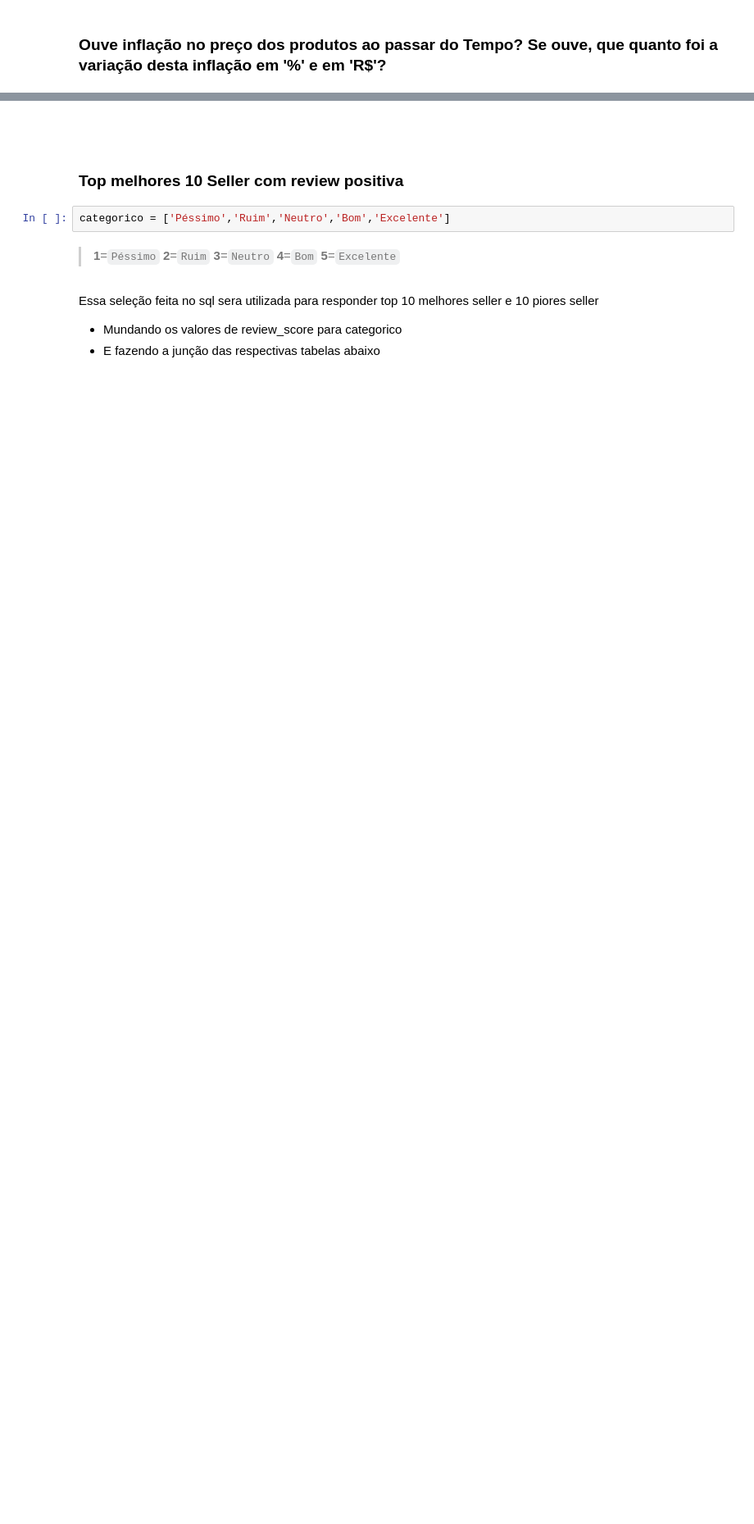
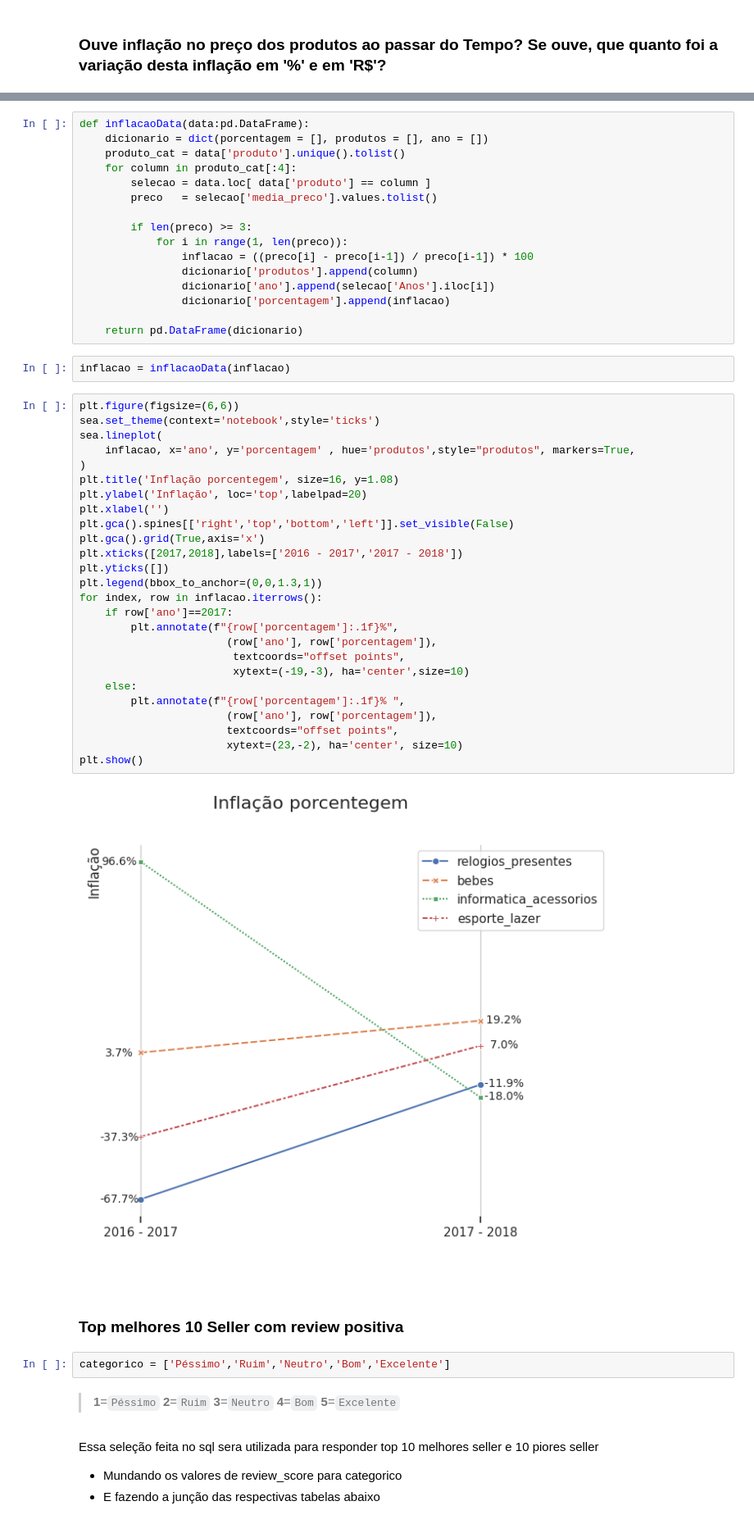
Before and after one commit to kaladabrio2020/Compass.Uol.DataScience, a Jupyter notebook: Sprint 01/ProjetoSprint01/ProjetoSprint01-Desafio.ipynb, the cells around one changed output, grey strips where cells are left out. Shown at 82% size. Saved outputs shown, nothing was run; the diff lists cells and outputs as text; blank space fills up the shorter version.

```diff
--- a/Sprint 01/ProjetoSprint01/ProjetoSprint01-Desafio.ipynb
+++ b/Sprint 01/ProjetoSprint01/ProjetoSprint01-Desafio.ipynb
@@ -802,3 +791,49 @@ only showing top 20 rows
+# %%
+def inflacaoData(data:pd.DataFrame):
+    dicionario = dict(porcentagem = [], produtos = [], ano = [])
+    produto_cat = data['produto'].unique().tolist()
+    for column in produto_cat[:4]:
+        selecao = data.loc[ data['produto'] == column ]
+        preco   = selecao['media_preco'].values.tolist()
+
+        if len(preco) >= 3:
+            for i in range(1, len(preco)):
+                inflacao = ((preco[i] - preco[i-1]) / preco[i-1]) * 100
+                dicionario['produtos'].append(column)
+                dicionario['ano'].append(selecao['Anos'].iloc[i])
+                dicionario['porcentagem'].append(inflacao)
+
+    return pd.DataFrame(dicionario)
+# %%
+inflacao = inflacaoData(inflacao)
+# %%
+plt.figure(figsize=(6,6))
+sea.set_theme(context='notebook',style='ticks')
+sea.lineplot(
+    inflacao, x='ano', y='porcentagem' , hue='produtos',style="produtos", markers=True,
+)
+plt.title('Inflação porcentegem', size=16, y=1.08)
+plt.ylabel('Inflação', loc='top',labelpad=20)
+plt.xlabel('')
+plt.gca().spines[['right','top','bottom','left']].set_visible(False)
+plt.gca().grid(True,axis='x')
+plt.xticks([2017,2018],labels=['2016 - 2017','2017 - 2018'])
+plt.yticks([])
+plt.legend(bbox_to_anchor=(0,0,1.3,1))
+for index, row in inflacao.iterrows():
+    if row['ano']==2017:
+        plt.annotate(f"{row['porcentagem']:.1f}%",
+                       (row['ano'], row['porcentagem']),
+                        textcoords="offset points",
+                        xytext=(-19,-3), ha='center',size=10)
+    else:
+        plt.annotate(f"{row['porcentagem']:.1f}% ",
+                       (row['ano'], row['porcentagem']),
+                       textcoords="offset points",
+                       xytext=(23,-2), ha='center', size=10)
+plt.show()
+# %% [output]
+[figure, added]
 # %% [markdown]
 &nbsp;
 # %% [markdown]
```
Also changed, not shown: parts of 2 cells of this notebook.
